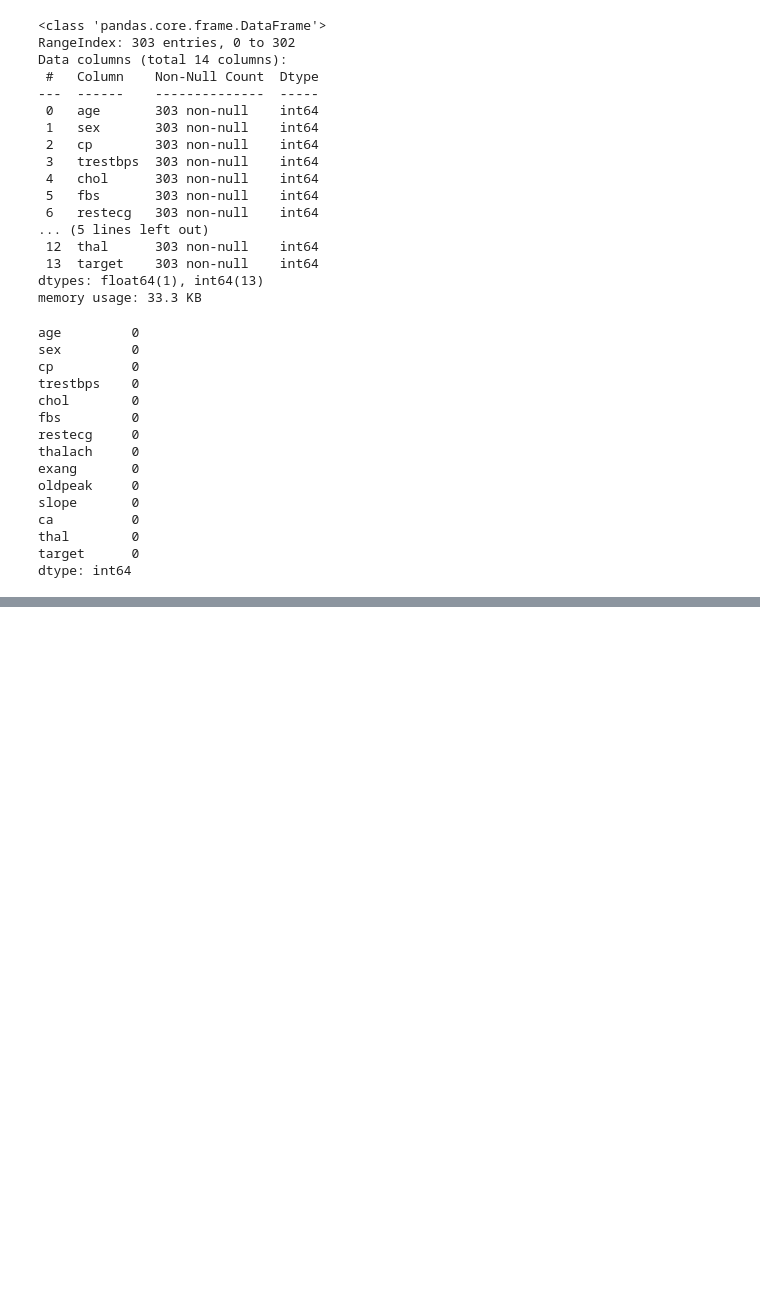
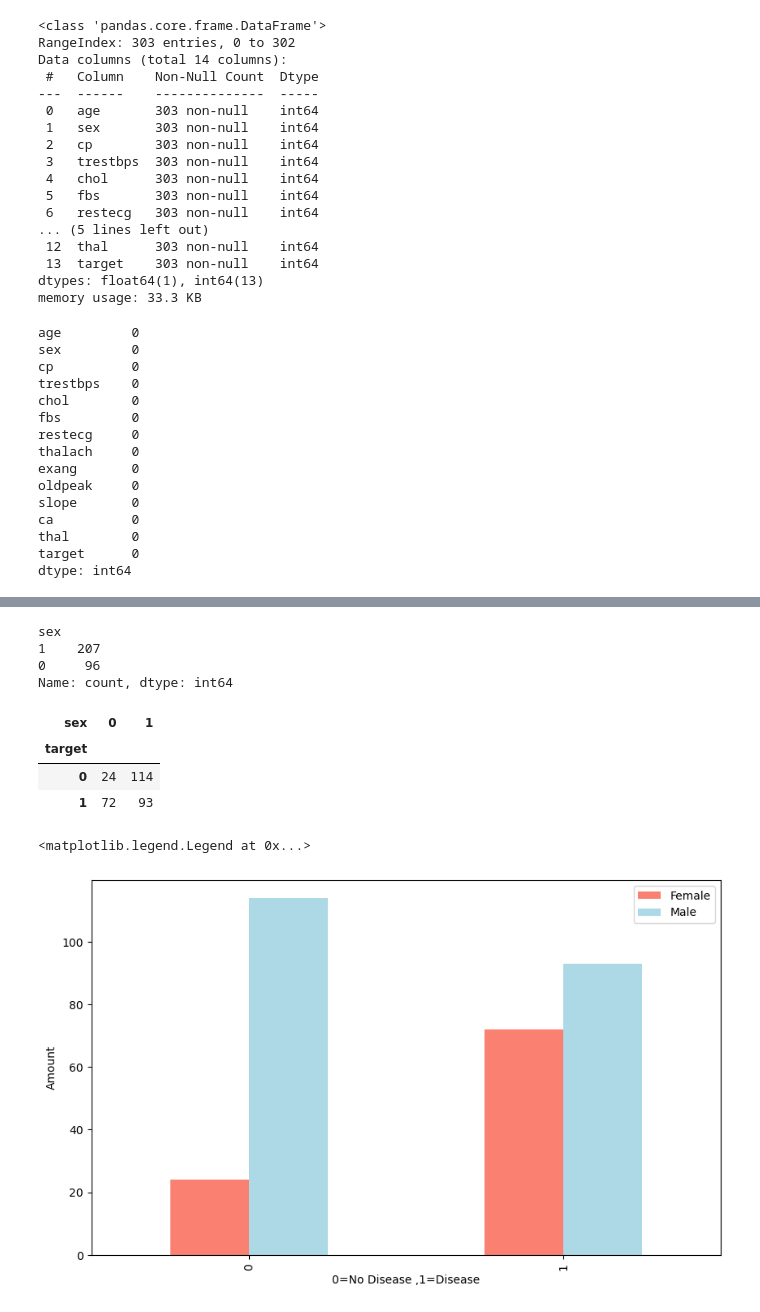
Before and after one commit to kira23j/AIx, a Jupyter notebook: 02.Heart Disease Classification/heart-disease-classifier.ipynb, the cells around one changed output, grey strips where cells are left out. Cells and saved outputs as stored; diff of their text form; code cells hidden in the pictures; blank space fills up the shorter version.

Commit message:
comparing sex and target for visualization

```diff
--- a/02.Heart Disease Classification/heart-disease-classifier.ipynb
+++ b/02.Heart Disease Classification/heart-disease-classifier.ipynb
@@ -99,0 +100,27 @@ df.describe()
+# %%
+### heart disease frequency based on sex ,1=male and 2=female
+df.sex.value_counts()
+# %% [output]
+sex
+1    207
+0     96
+Name: count, dtype: int64
+# %%
+# compare target with sex column
+# 72 female  out of 96 has heart disease=75% chance
+# 93 out of 207 male has heart disease=57% chance
+pd.crosstab(df.target,df.sex)
+# %% [output]
+| sex | 0 | 1 |
+| target |  |  |
+| 0 | 24 | 114 |
+| 1 | 72 | 93 |
+# %%
+# create a plot for target and sex for clear visualization of data
+pd.crosstab(df.target,df.sex).plot(kind="bar",figsize=(10,6),color=["salmon","lightblue"])
+plt.xlabel("0=No Disease ,1=Disease")
+plt.ylabel("Amount")
+plt.legend(["Female","Male"])
+# %% [output]
+<matplotlib.legend.Legend at 0x...>
+[figure, added]
```
Also changed, not shown: parts of 2 cells of this notebook.
